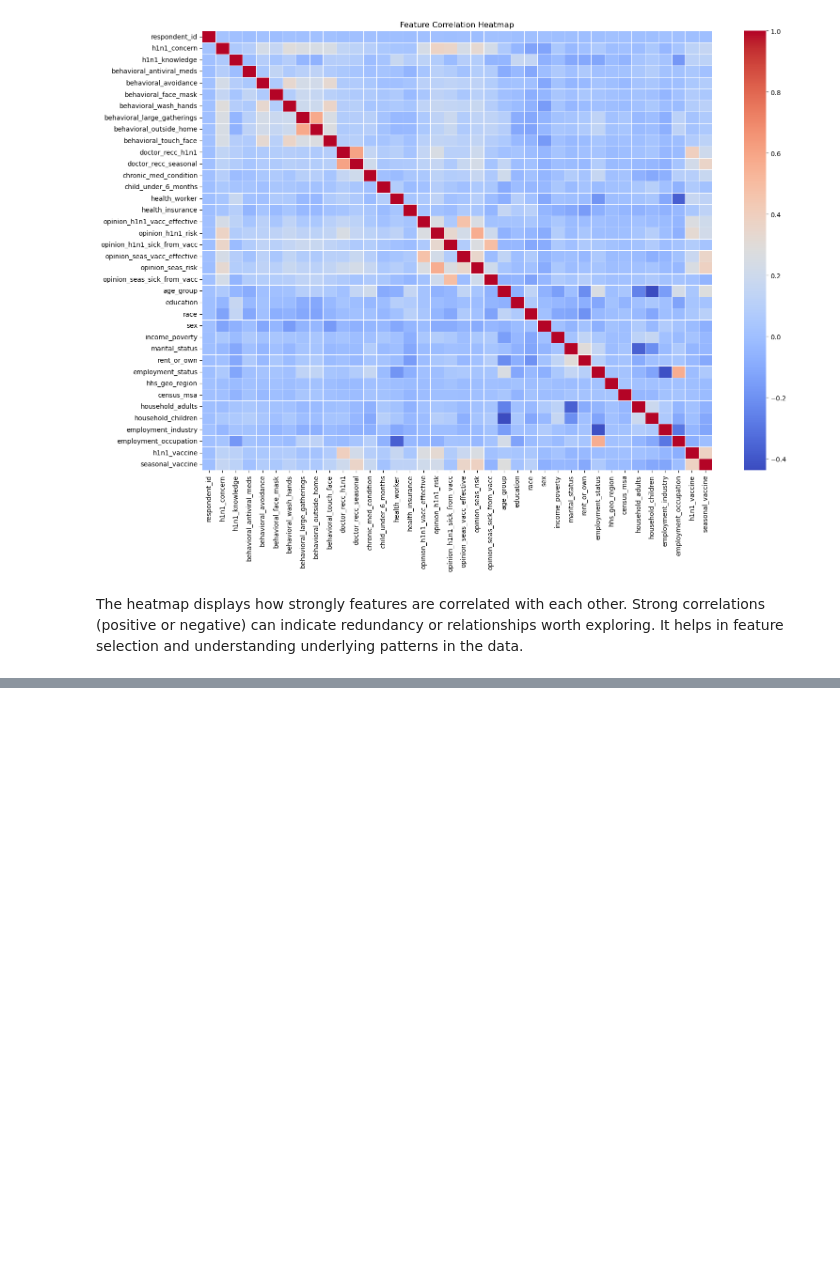
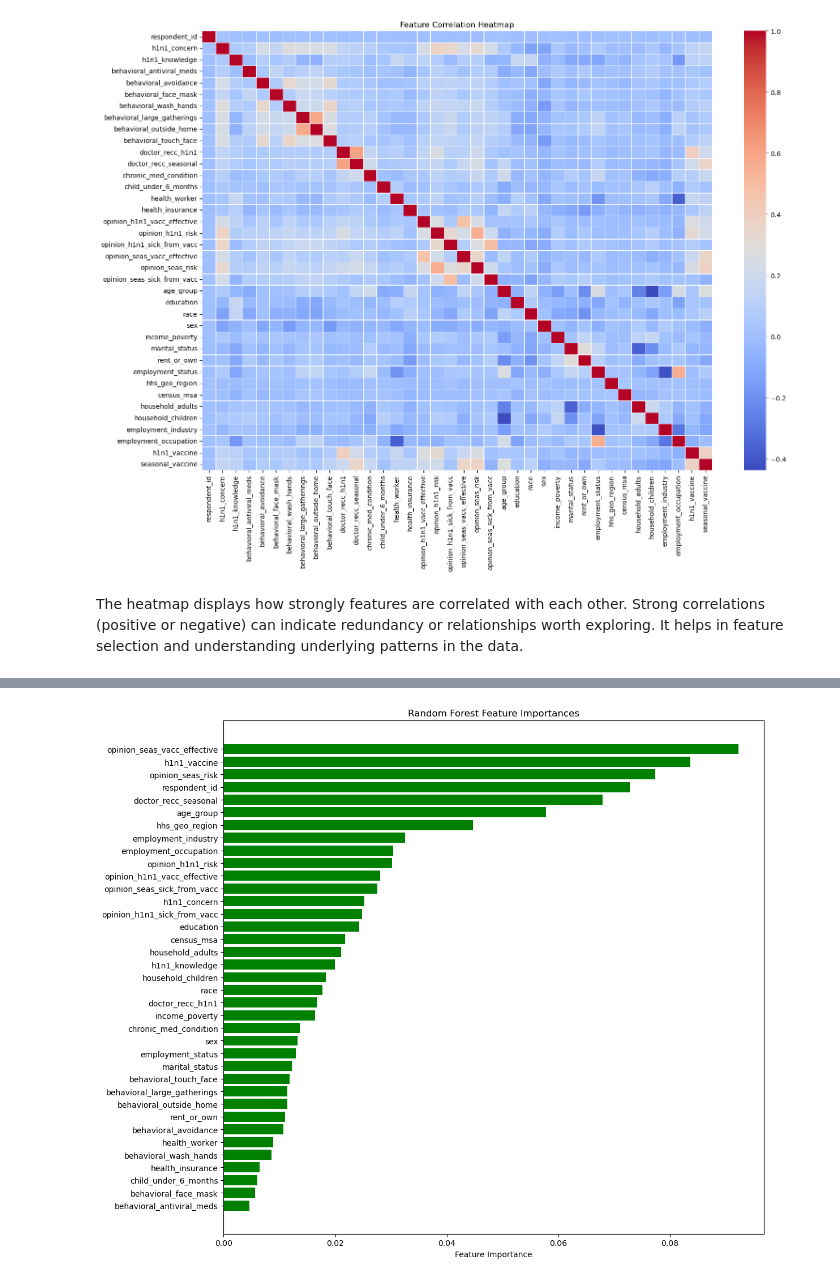
Before and after one commit to silam-art/Phase_3_Project-Sila, a Jupyter notebook: Flu_shot_prediction.ipynb, the cells around one changed output, grey strips where cells are left out. Saved outputs shown, nothing was run; the diff lists cells and outputs as text; code cells hidden in the pictures; blank space fills up the shorter version.

```diff
--- a/Flu_shot_prediction.ipynb
+++ b/Flu_shot_prediction.ipynb
@@ -187,0 +288,17 @@ It helps in feature selection and understanding underlying patterns in the data.
+# %%
+
+# Train Random Forest model
+rf_model = RandomForestClassifier(random_state=42)
+rf_model.fit(X_train, y_train)
+
+# Make predictions
+y_pred = rf_model.predict(X_test)
+
+# Evaluate the model
+accuracy = accuracy_score(y_test, y_pred)
+report = classification_report(y_test, y_pred)
+
+# Print results
+print(f"Accuracy of Random Forest model: {accuracy:.4f}")
+print("Classification Report:")
+print(report)
@@ -187,0 +316,21 @@ It helps in feature selection and understanding underlying patterns in the data.
+# %%
+
+# Extract feature importances
+importances = rf_model.feature_importances_
+feature_names = X.columns
+
+# Create a DataFrame for visualization
+importance_df = pd.DataFrame({
+    "Feature": feature_names,
+    "Importance": importances
+}).sort_values(by="Importance", ascending=True)
+
+# Plot the feature importances
+plt.figure(figsize=(12, 10))
+plt.barh(importance_df["Feature"], importance_df["Importance"], color='green')
+plt.xlabel("Feature Importance")
+plt.title("Random Forest Feature Importances")
+plt.tight_layout()
+plt.show()
+# %% [output]
+[figure, added]
```
Also changed, not shown: parts of 19 cells of this notebook, 2 other files.
